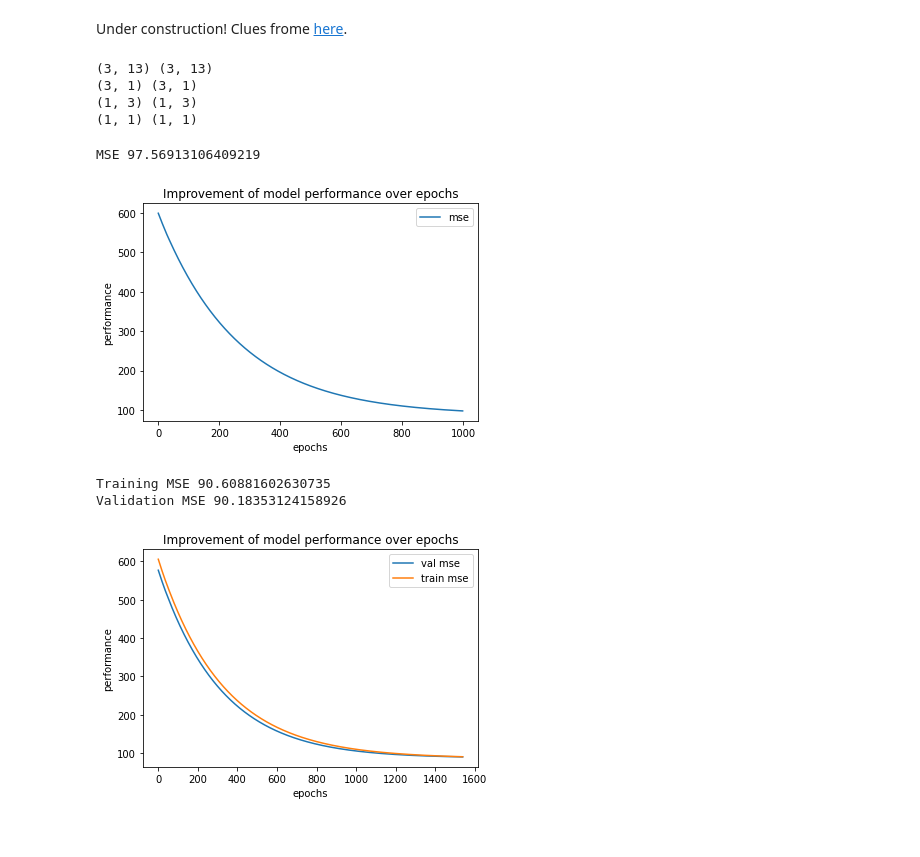
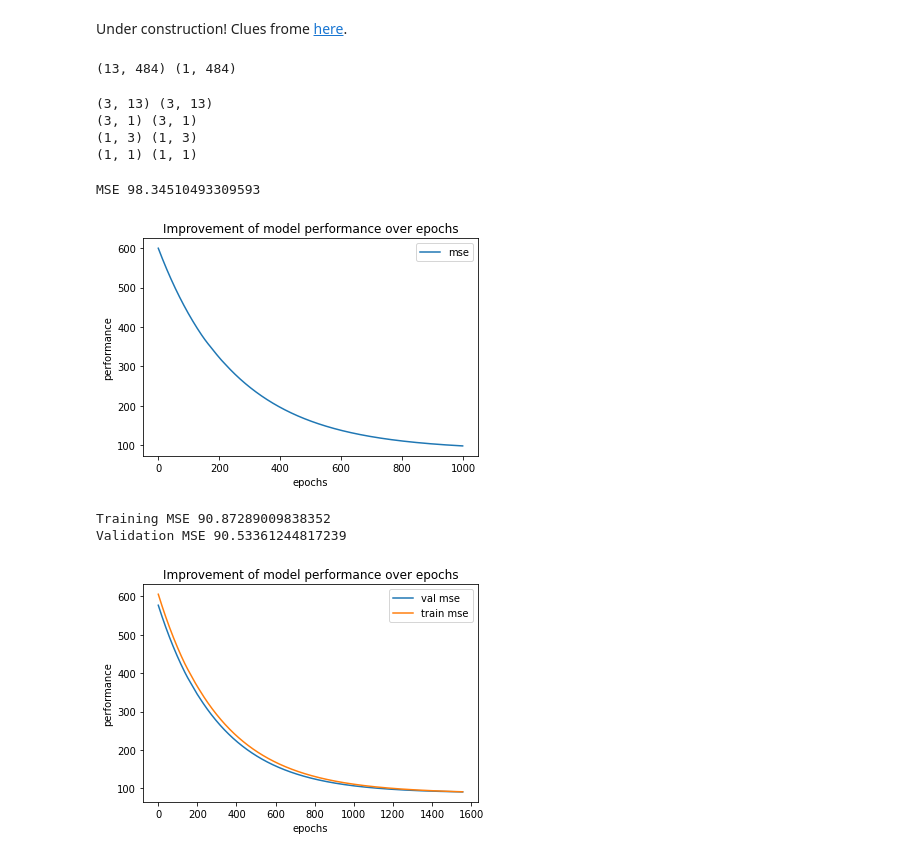
Before and after one commit to WelfLowe/ML4developers, a Jupyter notebook: 6_Neural_Networks.ipynb, the cells around one changed output. Saved outputs shown, nothing was run; the diff lists cells and outputs as text; code cells hidden in the pictures.

```diff
--- a/6_Neural_Networks.ipynb
+++ b/6_Neural_Networks.ipynb
@@ -400,3 +398,9 @@ X = X.T
+# %%
+X = X.T
+y = y.reshape(1, -1)
+print(X.shape, y.shape)
+# %% [output]
+(13, 484) (1, 484)
 # %%
 sigmoid = lambda x: 1 / (1 + np.exp(-x))
 # %%
@@ -422,8 +426,9 @@ mse = ((y - y2)**2).mean() #eval = mse
 dy2 = 2 *(y2-y)
 dW2 = np.matmul(dy2, s.T)
 db2 = np.matmul(dy2, np.ones((n_samples,1)))
-ds = (dy2.T[None,:]*W2).sum(axis=1)
-dy1 = s * sigmoid(1-y1)
+ds = np.matmul(W2.T, dy2)
+dy1 = ds * s * sigmoid(1-y1)
+dy1 =  s * sigmoid(1-y1)
 dW1 = np.matmul(dy1, X.T)
 db1 = np.matmul(dy1, np.ones((n_samples,1)))
 
@@ -460,8 +465,8 @@ class Regressor2(object):
     dW2 = np.matmul(dy2, s.T)
     dW2 += reg*self.W2
     db2 = np.matmul(dy2, np.ones((self.n_samples,1)))
-    ds = (dy2.T[None,:]*self.W2).sum(axis=1)
-    dy1 = s * sigmoid(1-y1)
+    ds = np.matmul(W2.T, dy2)
+    dy1 = ds * s * sigmoid(1-y1)
     dW1 = np.matmul(dy1, X.T)
     dW1 += reg*self.W1
     db1 = np.matmul(dy1, np.ones((self.n_samples,1)))
@@ -568,23 +573,25 @@ regressor.train( X, y, learning_rate=1e-6, reg=0.1, num_iters=1000)
 print('MSE', regressor.eval(X, y))
 plot_history(regressor.history, 'mse')
 # %% [output]
-MSE 97.56913106409219
+MSE 98.34510493309593
 [figure]
 # %%
 np.random.seed(42) # for reproducible results
 
 # Split dataset into training and validation
-X_train, X_val, y_train, y_val = train_test_split(X.T, y, test_size=0.2, random_state=42)
+X_train, X_val, y_train, y_val = train_test_split(X.T, y.T, test_size=0.2, random_state=42)
 X_train = X_train.T
 X_val = X_val.T
+y_train = y_train.T
+y_val = y_val.T
 
 # Train with early stopping
 regressor2 = Regressor2()
 regressor2.train_early_stopping(X_train, y_train, X_val, y_val, learning_rate=1e-6, reg=0.1, early_stopping_rounds=10)
 print('Training MSE', regressor2.eval(X_train, y_train))
 print('Validation MSE', regressor2.eval(X_val, y_val))
 plot_history(regressor2.history, ['val mse', 'train mse'])
 # %% [output]
-Training MSE 90.60881602630735
-Validation MSE 90.18353124158926
+Training MSE 90.87289009838352
+Validation MSE 90.53361244817239
-[figure, old version]
+[figure, new version]
```
Also changed, not shown: parts of 1 cell of this notebook.
